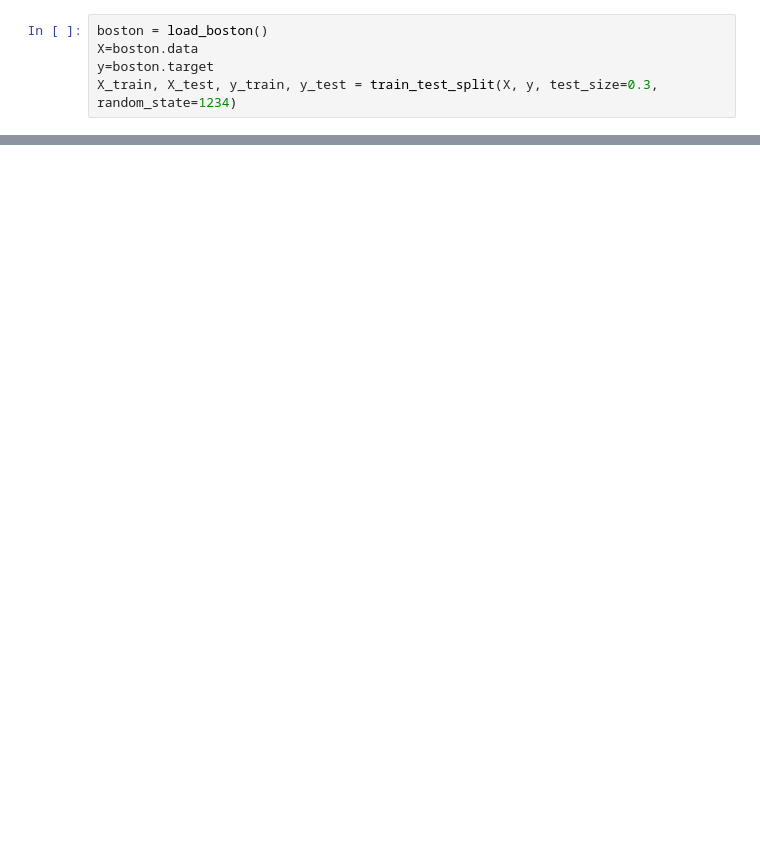
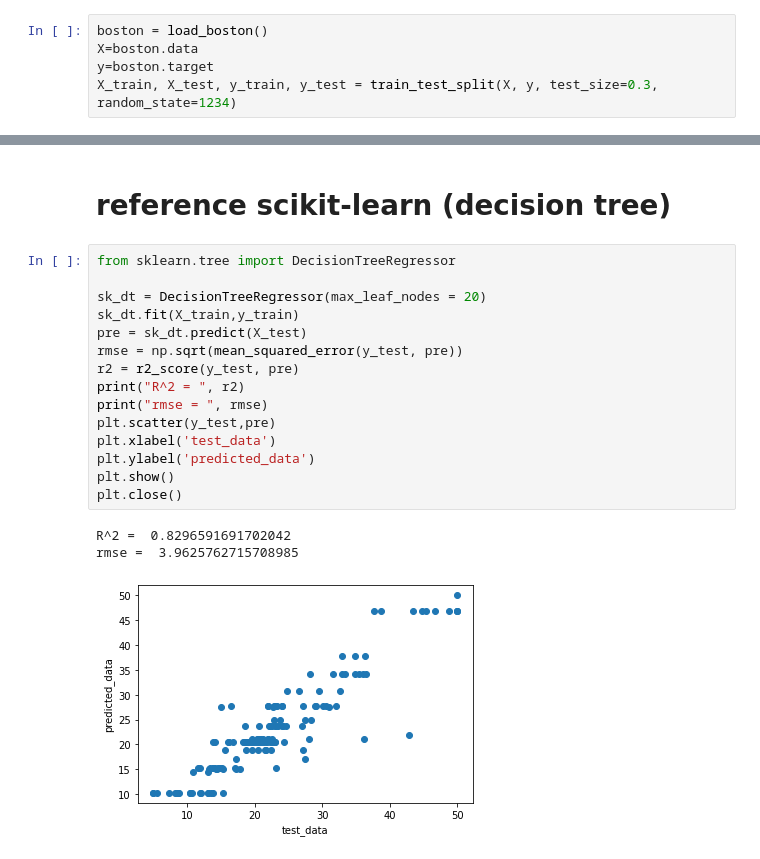
Before and after one commit to asakidaisuke/tree_scratch, a Jupyter notebook: test.ipynb, the cells around one changed output, grey strips where cells are left out. Cells and saved outputs as stored; diff of their text form; blank space fills up the shorter version.

```diff
--- a/test.ipynb
+++ b/test.ipynb
@@ -52,0 +78,21 @@ plt.close()
+# %% [markdown]
+# reference scikit-learn (decision tree)
+# %%
+from sklearn.tree import DecisionTreeRegressor
+
+sk_dt = DecisionTreeRegressor(max_leaf_nodes = 20)
+sk_dt.fit(X_train,y_train)
+pre = sk_dt.predict(X_test)
+rmse = np.sqrt(mean_squared_error(y_test, pre))
+r2 = r2_score(y_test, pre)
+print("R^2 = ", r2)
+print("rmse = ", rmse)
+plt.scatter(y_test,pre)
+plt.xlabel('test_data')
+plt.ylabel('predicted_data')
+plt.show()
+plt.close()
+# %% [output]
+R^2 =  0.8296591691702042
+rmse =  3.9625762715708985
+[figure, added]
```
Also changed, not shown: parts of 8 cells of this notebook, 1 other file.
